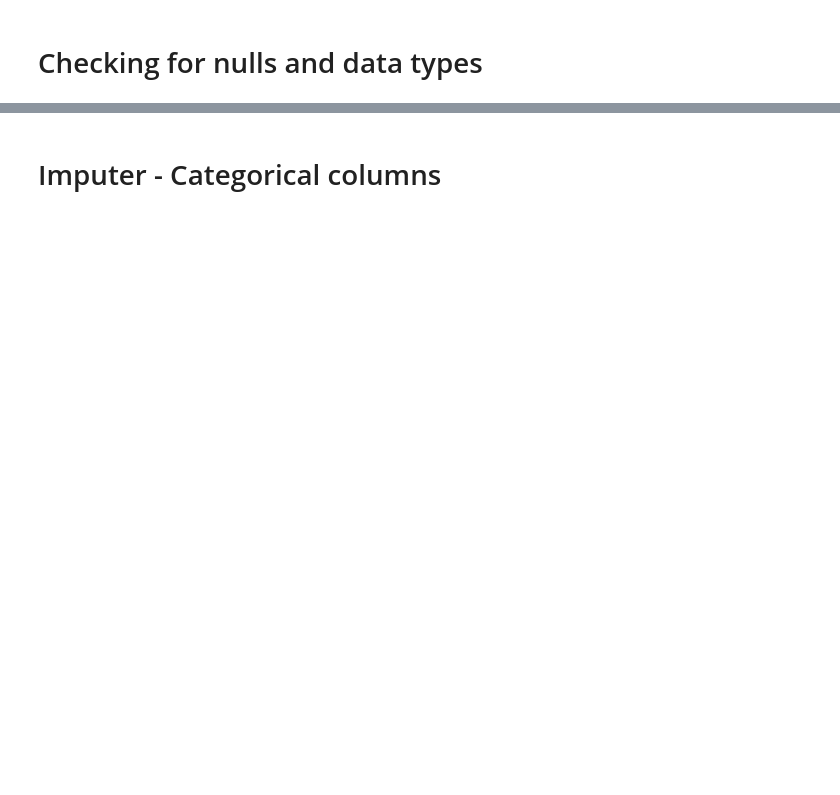
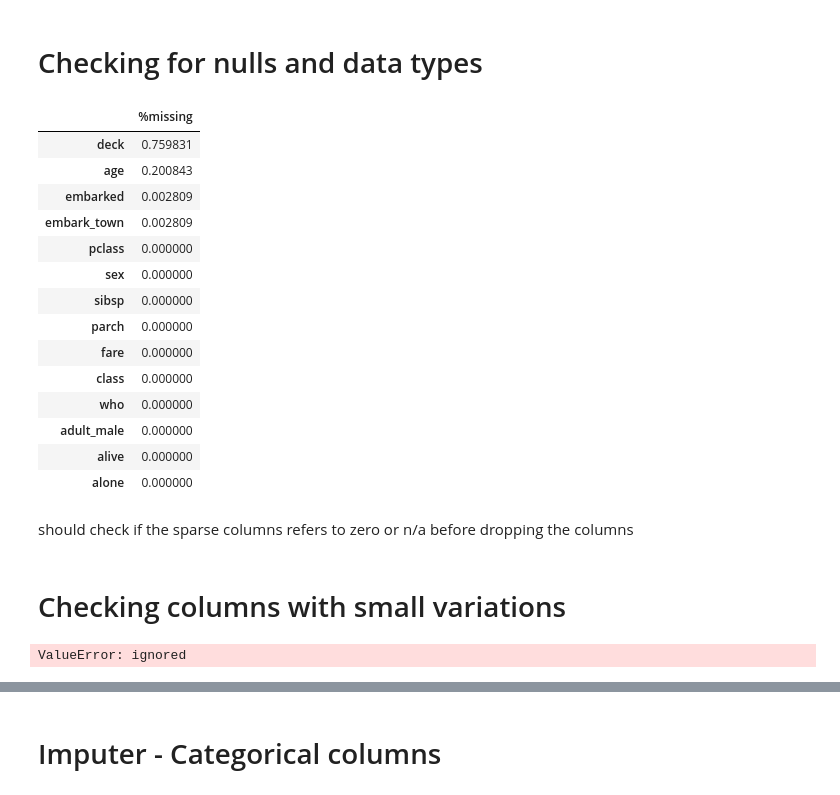
Before and after one commit to reejungkim/Pipeline, a Jupyter notebook: prep.ipynb, the cells around one changed output, grey strips where cells are left out. Saved outputs shown, nothing was run; the diff lists cells and outputs as text; code cells hidden in the pictures; blank space fills up the shorter version.

```diff
--- a/prep.ipynb
+++ b/prep.ipynb
@@ -77,2 +106,25 @@ df.head()
 # %% [markdown]
 # Checking for nulls and data types
+# %%
+# checking for sparse columns
+#(df.isnull().sum()/ len(df).sort_values(ascending=False)[:30]
+df_null = pd.DataFrame((X_train.isnull().sum()/ len(X_train)), columns={"%missing"}).sort_values(by="%missing", ascending=False)
+df_null#.loc[df_null['%missing']>=.5]
+# %% [output]
+|  | %missing |
+| deck | 0.759831 |
+| age | 0.200843 |
+| embarked | 0.002809 |
+| embark_town | 0.002809 |
+| pclass | 0.000000 |
+| sex | 0.000000 |
+| sibsp | 0.000000 |
+| parch | 0.000000 |
+| fare | 0.000000 |
+| class | 0.000000 |
+| who | 0.000000 |
+| adult_male | 0.000000 |
+| alive | 0.000000 |
+| alone | 0.000000 |
+# %% [markdown]
+should check if the sparse columns refers to zero or n/a before dropping the columns
@@ -78,0 +133,8 @@ df.head()
+# %% [markdown]
+# Checking columns with small variations
+# %%
+sel = feature_selection.VarianceThreshold() #removes all features whose variance doesn’t meet some threshold. By default it removes features with zero variance or features that have the same value for all samples.
+train_variance =  sel.fit_transform(X_train)
+train_variance
+# %% [output]
+ValueError: ignored
```
Also changed, not shown: parts of 35 cells of this notebook.
